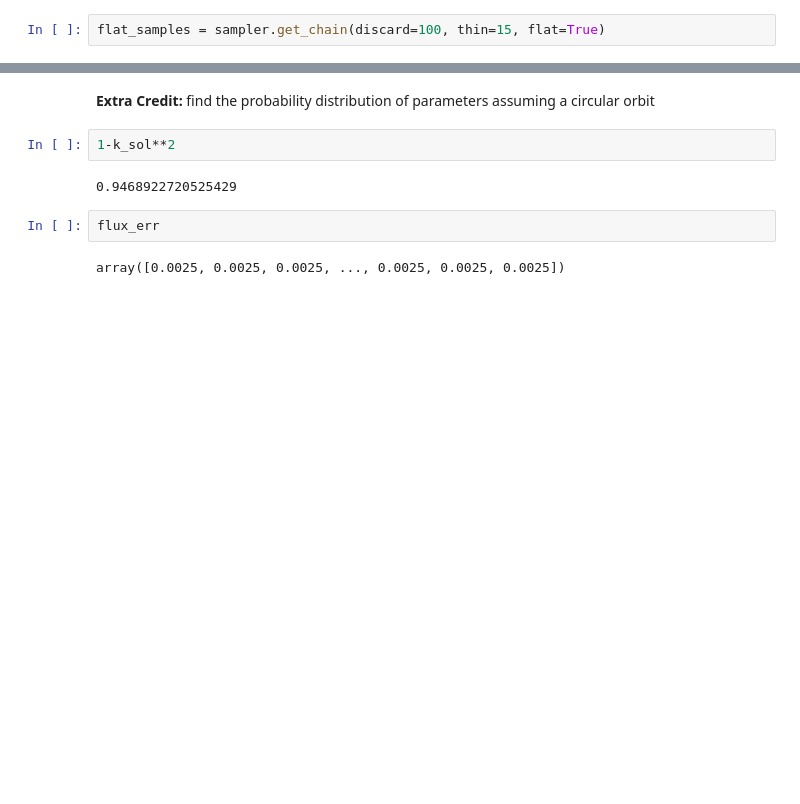
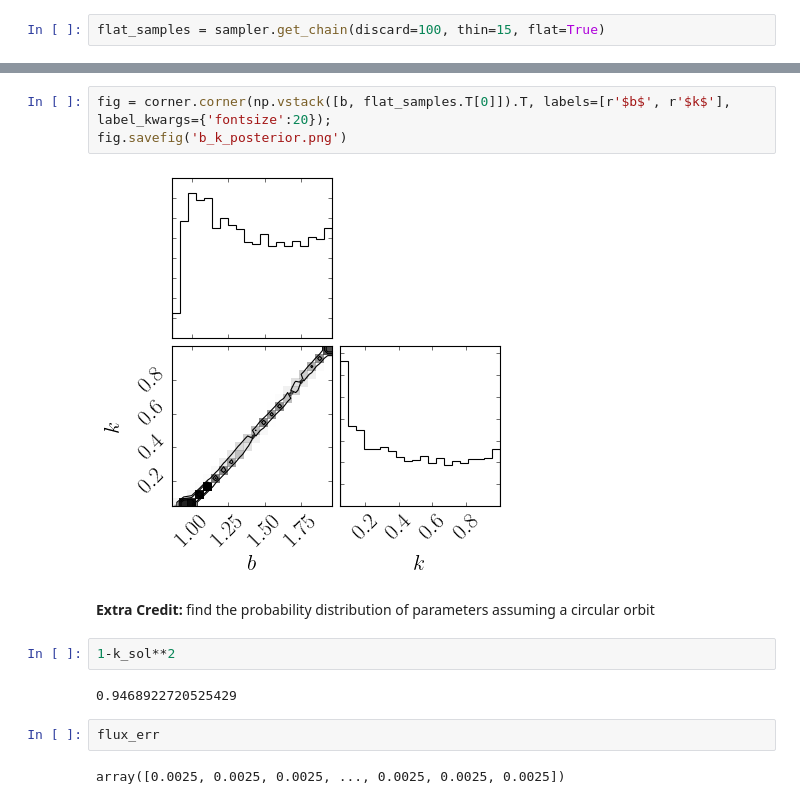
Before and after one commit to jbirky/exoplanet_models, a Jupyter notebook: transit_model.ipynb, the cells around one changed output, grey strips where cells are left out. Cells and saved outputs as stored; diff of their text form; blank space fills up the shorter version.

```diff
--- a/transit_model.ipynb
+++ b/transit_model.ipynb
@@ -347,3 +362,8 @@ fig.savefig('posterior.png')
+# %%
+fig = corner.corner(np.vstack([b, flat_samples.T[0]]).T, labels=[r'$b$', r'$k$'], label_kwargs={'fontsize':20});
+fig.savefig('b_k_posterior.png')
+# %% [output]
+[figure, added]
 # %% [markdown]
 **Extra Credit:** find the probability distribution of parameters
 assuming a circular orbit
```
Also changed, not shown: parts of 19 cells of this notebook.
